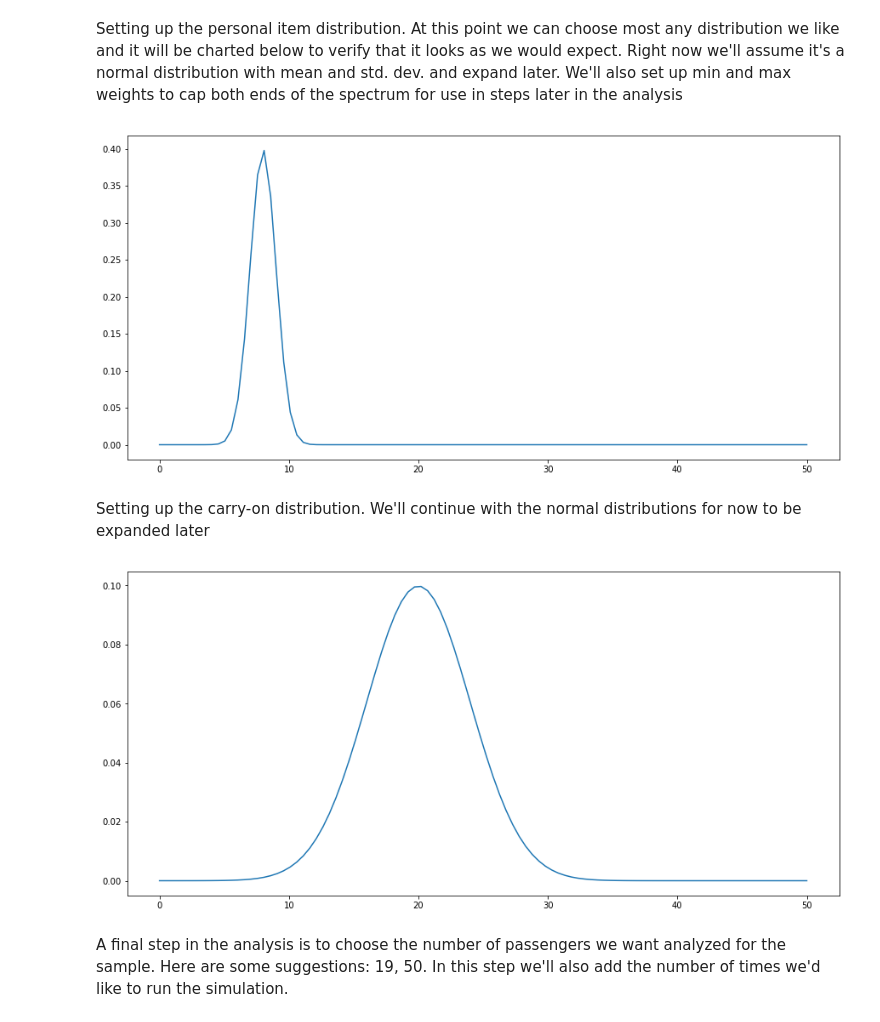
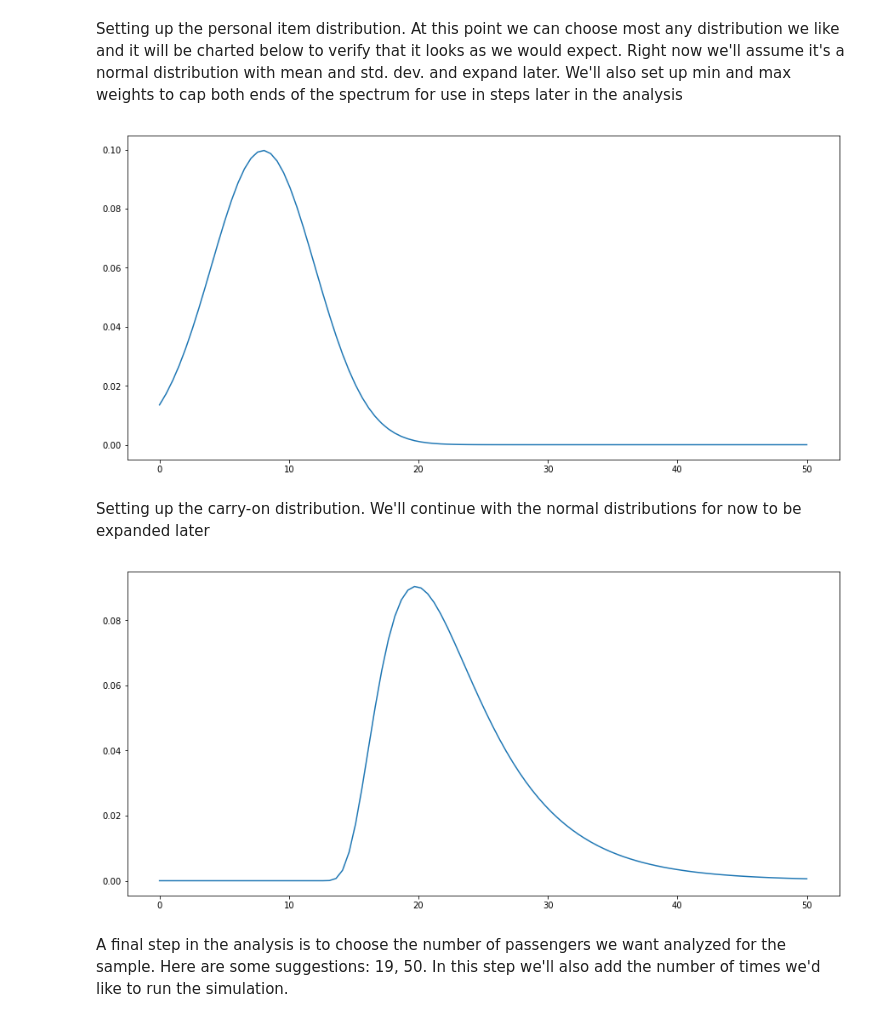
Before and after one commit to tyhawk625/wb_notebook, a Jupyter notebook: Notebook_v0.1.ipynb, the cells around one changed output. Drawn from its saved outputs; the diff is of its cells as text; code cells hidden in the pictures.

```diff
--- a/Notebook_v0.1.ipynb
+++ b/Notebook_v0.1.ipynb
@@ -33,38 +38,38 @@ Setting up the personal item distribution.  At this point we can choose most any
 # %%
 
 
 pi_min_wt = 1.0
 pi_max_wt = 50.0
 pi_average = 8
-pi_std_dev = 1
+pi_std_dev = 4
 
 x = np.linspace(0, 50, 100)
 
 #build the distributiton
 pi_dist = stats.norm(pi_average,pi_std_dev)
 
 #setup the plot
 plt.plot(x,pi_dist.pdf(x))
 plt.show()
 # %% [output]
-[figure, old version]
+[figure, new version]
 # %% [markdown]
 Setting up the carry-on distribution.  We'll continue with the normal distributions for now to be expanded later
 # %%
 co_average = 20
-co_std_dev = 4
+co_std_dev = 10
 co_min_wt = 1.0
 co_max_wt = 50.0
 
 #build the distributiton
-co_dist = stats.norm(co_average,co_std_dev)
+co_dist = stats.lognorm(0.5,co_average-8,co_std_dev)
 
 #setup the plot
 x = np.linspace(0, 50, 100)
 plt.plot(x,co_dist.pdf(x))
 plt.show()
 # %% [output]
-[figure, old version]
+[figure, new version]
 # %% [markdown]
 A final step in the analysis is to choose the number of passengers we want analyzed for the sample. Here are some suggestions: 19, 50.  In this step we'll also add the number of times we'd like to run the simulation.
 # %%
```
Also changed, not shown: parts of 2 cells of this notebook.
